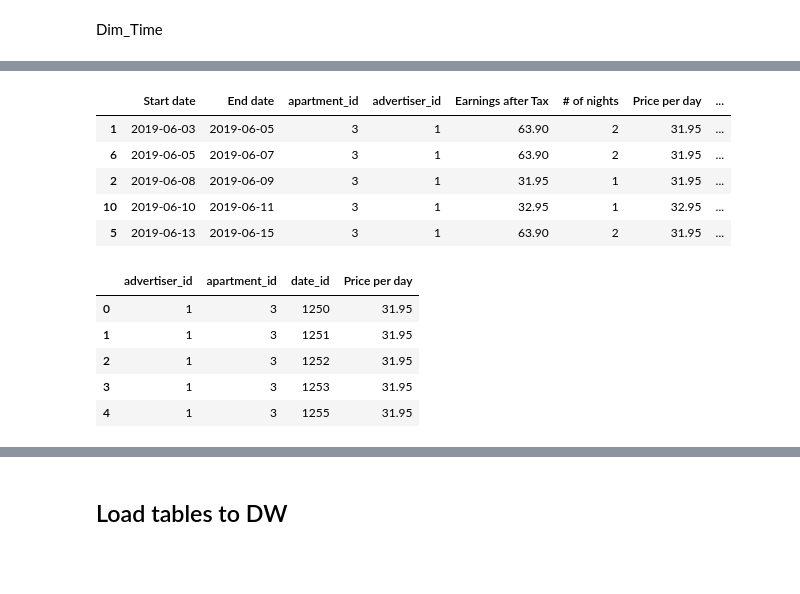
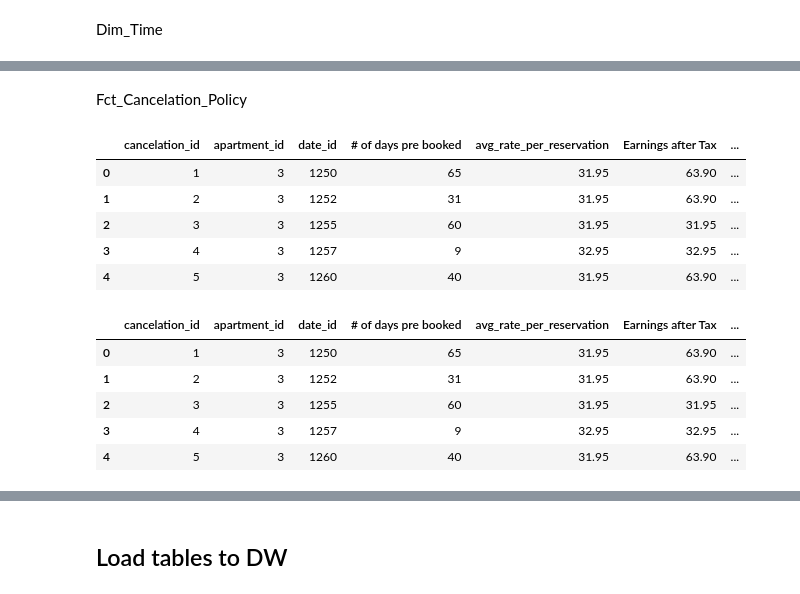
Before and after one commit to mileni98/data-warehouse, a Jupyter notebook: etl/etl_third_theme.ipynb, the cells around one changed output, grey strips where cells are left out. Cells and saved outputs as stored; diff of their text form; code cells hidden in the pictures; blank space fills up the shorter version.

```diff
--- a/etl/etl_third_theme.ipynb
+++ b/etl/etl_third_theme.ipynb
@@ -37,3 +37,6 @@ df_merged.head()
 | 2 | 2 | Confirmed | Öznur Balaban | Turkey | 2 | 2019-04-09 | 2019-06-08 | 2019-06-09 | 1 | ... |
 | 10 | 10 | Confirmed | Steve Qj | United States | 1 | 2019-06-01 | 2019-06-10 | 2019-06-11 | 1 | ... |
 | 5 | 5 | Confirmed | Quinten Spakman | Netherlands | 2 | 2019-05-04 | 2019-06-13 | 2019-06-15 | 2 | ... |
+# %%
+df_merged["avg_rate_per_reservation"] = df_merged["Earnings after Tax"] / df_merged["# of nights"]
+df_merged.head()
@@ -85,17 +127,0 @@ Fct_Cashflow
-# %%
-fct_Cashflow = pd.concat([df.copy(), pd.DataFrame(columns=['cashflow_id', 'apartment_id', 'advertiser_id', 'time_id', 'earnings_for_day'])], axis=1)
-
-fct_Cashflow = df_merged.loc[df_merged["Status"] == "Confirmed"].copy()
-
-fct_Cashflow["Price per day"] = (fct_Cashflow["Earnings after Tax"] / fct_Cashflow["# of nights"])
-
-fct_Cashflow = fct_Cashflow[["Start date", "End date", "apartment_id" , "advertiser_id", "Earnings after Tax", "# of nights", "Price per day"]]
-fct_Cashflow['date'] = fct_Cashflow.apply(lambda x: pd.date_range(start=x['Start date'], end=x['End date'] - pd.Timedelta(days=1)), axis=1)
-fct_Cashflow.head()
-# %% [output]
-|  | Start date | End date | apartment_id | advertiser_id | Earnings after Tax | # of nights | Price per day | ... |
-| 1 | 2019-06-03 | 2019-06-05 | 3 | 1 | 63.90 | 2 | 31.95 | ... |
-| 6 | 2019-06-05 | 2019-06-07 | 3 | 1 | 63.90 | 2 | 31.95 | ... |
-| 2 | 2019-06-08 | 2019-06-09 | 3 | 1 | 31.95 | 1 | 31.95 | ... |
-| 10 | 2019-06-10 | 2019-06-11 | 3 | 1 | 32.95 | 1 | 32.95 | ... |
-| 5 | 2019-06-13 | 2019-06-15 | 3 | 1 | 63.90 | 2 | 31.95 | ... |
@@ -105,14 +128,2 @@ fct_Cashflow["Price per day"] = fct_Cashflow["Price per day"].round(2)
-# %%
-fct_Cashflow = fct_Cashflow.explode('date')
-fct_Cashflow = fct_Cashflow.drop(['Start date', 'End date', 'Earnings after Tax', '# of nights'], axis=1)
-
-fct_Cashflow = fct_Cashflow.merge(dim_Dates[["date_id", "date"]], on='date', how='left')
-fct_Cashflow = fct_Cashflow[["advertiser_id", "apartment_id", "date_id", "Price per day"]]
-fct_Cashflow.head()
-# %% [output]
-|  | advertiser_id | apartment_id | date_id | Price per day |
-| 0 | 1 | 3 | 1250 | 31.95 |
-| 1 | 1 | 3 | 1251 | 31.95 |
-| 2 | 1 | 3 | 1252 | 31.95 |
-| 3 | 1 | 3 | 1253 | 31.95 |
-| 4 | 1 | 3 | 1255 | 31.95 |
+# %% [markdown]
+Fct_Cancelation_Policy
@@ -118,0 +134,13 @@ fct_Cashflow.head()
+# %%
+fct_Cancelation_Policy = fct_Cancelation_Policy.reset_index(drop = True)
+fct_Cancelation_Policy['cancelation_id'] = fct_Cancelation_Policy.index + 1
+
+fct_Cancelation_Policy = fct_Cancelation_Policy[["cancelation_id", "apartment_id", "date_id", "# of days pre booked", 'avg_rate_per_reservation', "Earnings after Tax", "# of days cancel", "Status"]]
+fct_Cancelation_Policy.head()
+# %% [output]
+|  | cancelation_id | apartment_id | date_id | # of days pre booked | avg_rate_per_reservation | Earnings after Tax | ... |
+| 0 | 1 | 3 | 1250 | 65 | 31.95 | 63.90 | ... |
+| 1 | 2 | 3 | 1252 | 31 | 31.95 | 63.90 | ... |
+| 2 | 3 | 3 | 1255 | 60 | 31.95 | 31.95 | ... |
+| 3 | 4 | 3 | 1257 | 9 | 32.95 | 32.95 | ... |
+| 4 | 5 | 3 | 1260 | 40 | 31.95 | 63.90 | ... |
@@ -118,0 +161,11 @@ fct_Cashflow.head()
+# %%
+fct_Cancelation_Policy["prebook_id"] = fct_Cancelation_Policy["# of days pre booked"].apply(replace_values)
+fct_Cancelation_Policy["cancel_id"] = fct_Cancelation_Policy["# of days cancel"].apply(replace_values)
+fct_Cancelation_Policy.head()
+# %% [output]
+|  | cancelation_id | apartment_id | date_id | # of days pre booked | avg_rate_per_reservation | Earnings after Tax | ... |
+| 0 | 1 | 3 | 1250 | 65 | 31.95 | 63.90 | ... |
+| 1 | 2 | 3 | 1252 | 31 | 31.95 | 63.90 | ... |
+| 2 | 3 | 3 | 1255 | 60 | 31.95 | 31.95 | ... |
+| 3 | 4 | 3 | 1257 | 9 | 32.95 | 32.95 | ... |
+| 4 | 5 | 3 | 1260 | 40 | 31.95 | 63.90 | ... |
```
Also changed, not shown: parts of 14 cells of this notebook, 3 other files.
